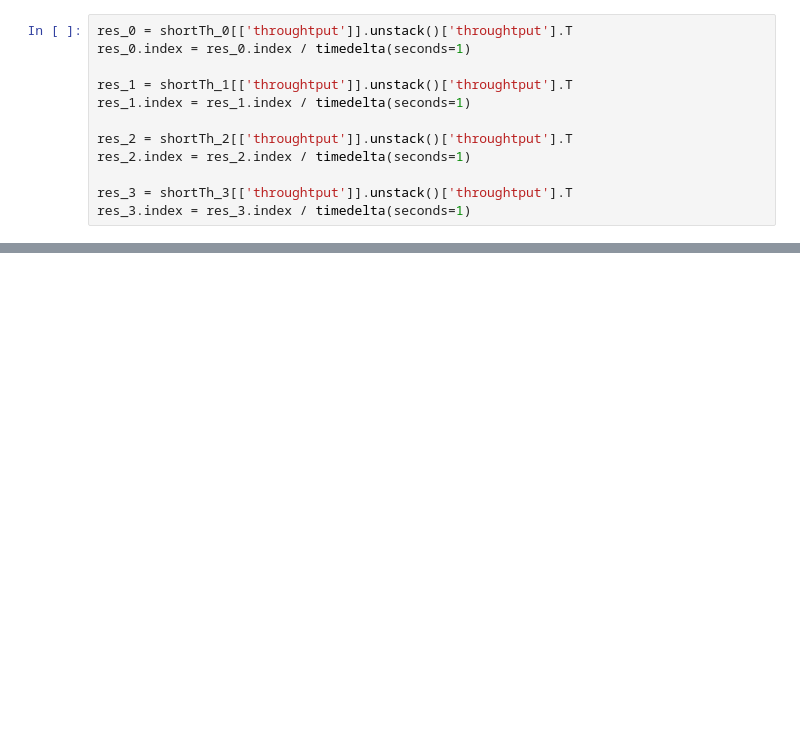
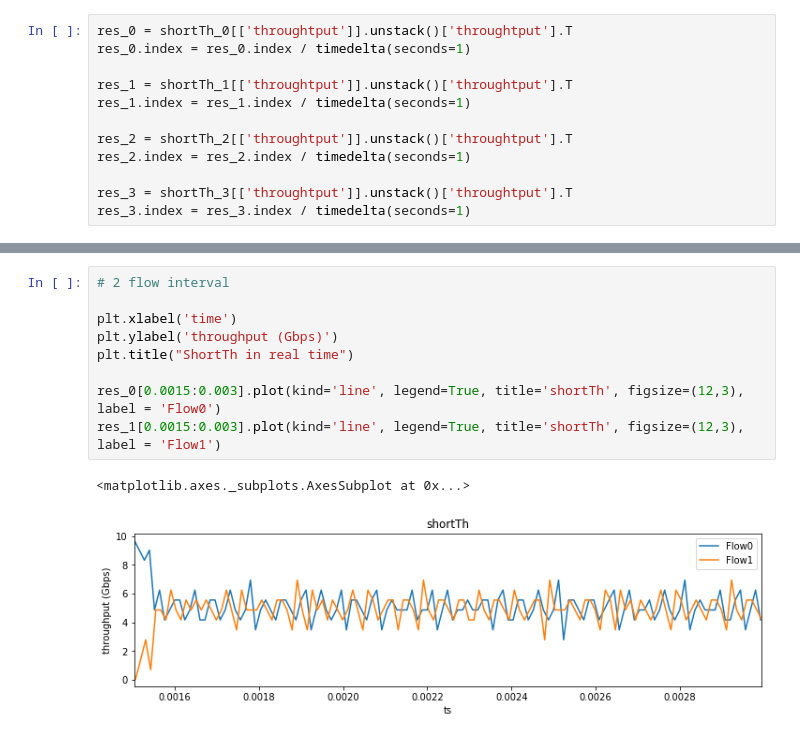
Before and after one commit to Peixuan670/HyLine, a Jupyter notebook: singlenode_bottleneck/notebook/Plot_with_different_time.ipynb, the cells around one changed output, grey strips where cells are left out. Cells and saved outputs as stored; diff of their text form; blank space fills up the shorter version.

```diff
--- a/singlenode_bottleneck/notebook/Plot_with_different_time.ipynb
+++ b/singlenode_bottleneck/notebook/Plot_with_different_time.ipynb
@@ -175,0 +170,12 @@ plt.show()
+# %%
+# 2 flow interval
+
+plt.xlabel('time')
+plt.ylabel('throughput (Gbps)')
+plt.title("ShortTh in real time")
+
+res_0[0.0015:0.003].plot(kind='line', legend=True, title='shortTh', figsize=(12,3), label = 'Flow0')
+res_1[0.0015:0.003].plot(kind='line', legend=True, title='shortTh', figsize=(12,3), label = 'Flow1')
+# %% [output]
+<matplotlib.axes._subplots.AxesSubplot at 0x...>
+[figure, added]
```
Also changed, not shown: parts of 8 cells of this notebook.
